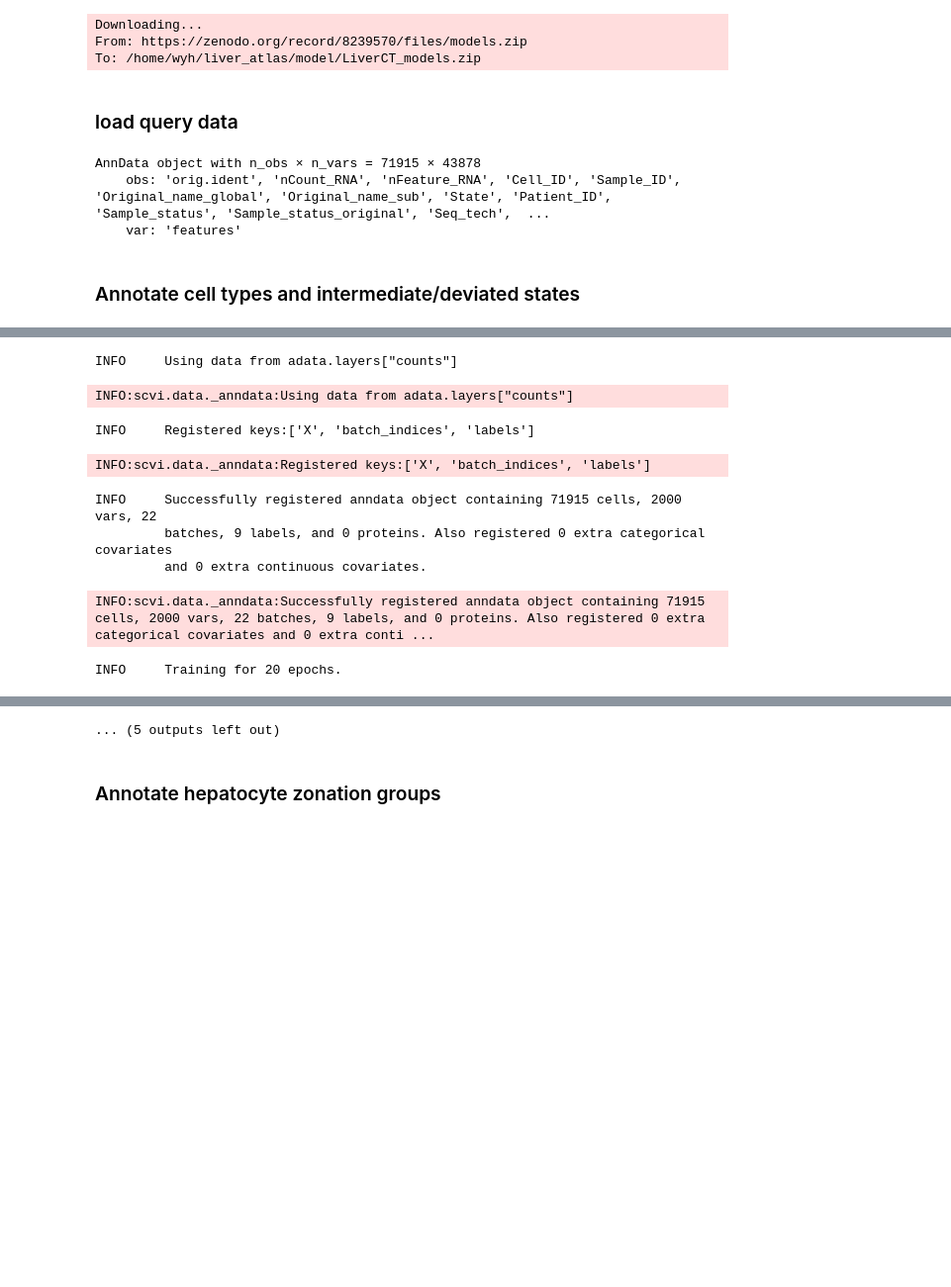
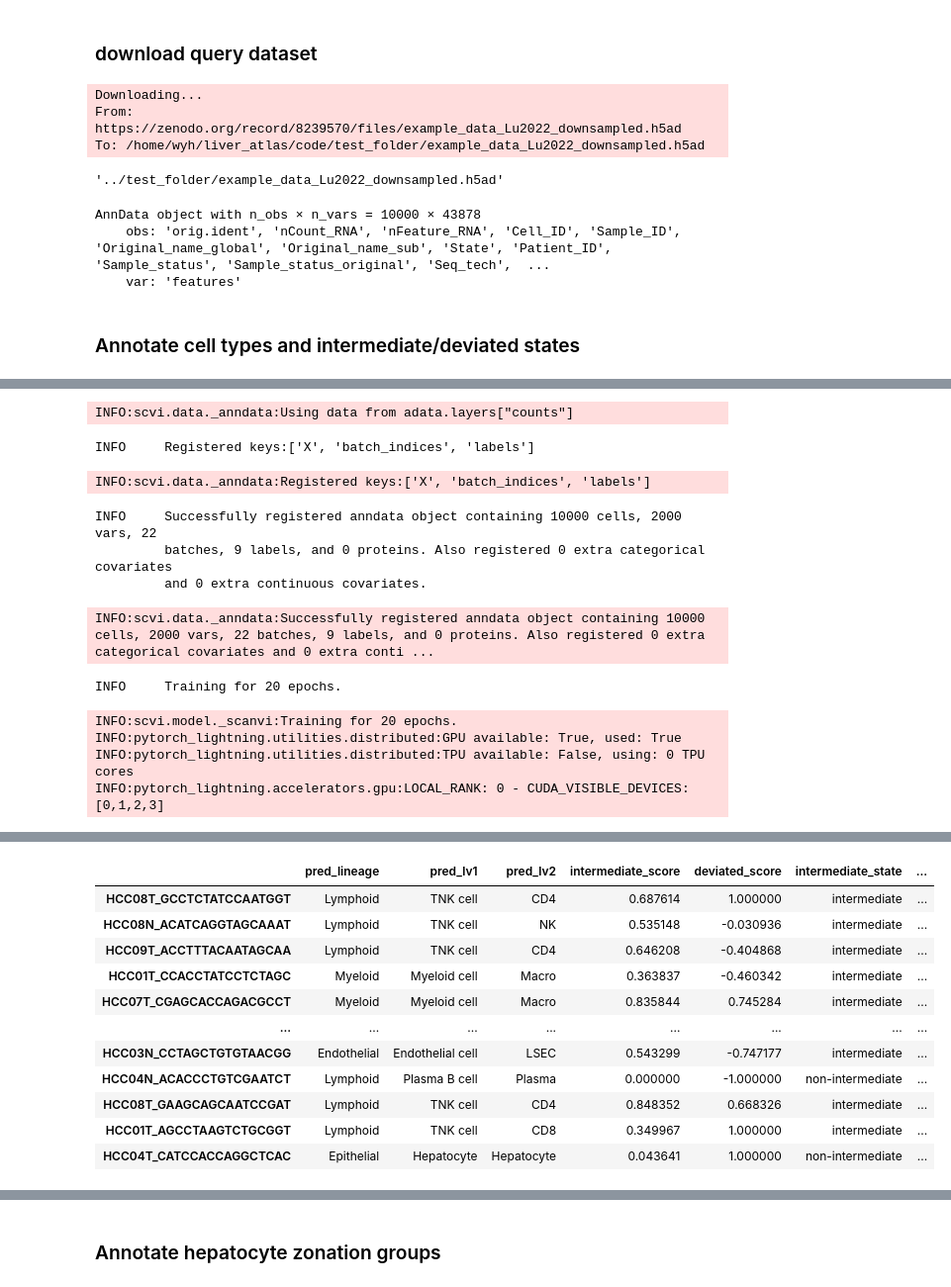
Before and after one commit to fyh18/LiverCT, a Jupyter notebook: demo.ipynb, the cells around one changed output, grey strips where cells are left out. Shown at 99% size. Cells and saved outputs as stored; diff of their text form; code cells hidden in the pictures; blank space fills up the shorter version.

```diff
--- a/demo.ipynb
+++ b/demo.ipynb
@@ -7,33 +22,33 @@ Yuhan Fan, 2023/08/13
 # %%
-import os
-import gdown
-import shutil
+url = "https://zenodo.org/record/8239570/files/models.zip"
+output_folder = "../test_folder/"
+os.makedirs(output_folder)
+gdown.download(url, output_folder + "LiverCT_models.zip", quiet=False)
 
-url = "https://zenodo.org/record/8239570/files/models.zip"
-output = "/home/wyh/liver_atlas/model/LiverCT_models.zip"
-gdown.download(url, output, quiet=False)
-shutil.unpack_archive(output, extract_dir="/home/wyh/liver_atlas/model/LiverCT_models/")
-os.remove(output)
+extract_dir = "../test_folder/LiverCT_models/"
+shutil.unpack_archive(output_folder + "LiverCT_models.zip", extract_dir=extract_dir)
+os.remove(output_folder + "LiverCT_models.zip")
-# %% [output]
-Downloading...
-From: https://zenodo.org/record/8239570/files/models.zip
-To: /home/wyh/liver_atlas/model/LiverCT_models.zip
 # %% [markdown]
-### load query data
+### download query dataset
 # %%
-import scanpy as sc
-adata = sc.read_h5ad("/home/wyh/liver_atlas/data/Lu2022/Lu2022_43878.h5ad")
-# "batch" here is the keyword used as _scvi_batch; if not provided, all cells are treated as one batch
-adata
+url = "https://zenodo.org/record/8239570/files/example_data_Lu2022_downsampled.h5ad"
+gdown.download(url, output_folder + "example_data_Lu2022_downsampled.h5ad", quiet=False)
 # %% [output]
-AnnData object with n_obs × n_vars = 71915 × 43878
-    obs: 'orig.ident', 'nCount_RNA', 'nFeature_RNA', 'Cell_ID', 'Sample_ID', 'Original_name_global', 'Original_name_sub', 'State', 'Patient_ID', 'Sample_status', 'Sample_status_original', 'Seq_tech',  ...
-    var: 'features'
+Downloading...
+From: https://zenodo.org/record/8239570/files/example_data_Lu2022_downsampled.h5ad
+To: /home/wyh/liver_atlas/code/test_folder/example_data_Lu2022_downsampled.h5ad
+'../test_folder/example_data_Lu2022_downsampled.h5ad'
+# %%
+adata = sc.read_h5ad(output_folder + "example_data_Lu2022_downsampled.h5ad")
+adata
+# %% [output]
+AnnData object with n_obs × n_vars = 10000 × 43878
+    obs: 'orig.ident', 'nCount_RNA', 'nFeature_RNA', 'Cell_ID', 'Sample_ID', 'Original_name_global', 'Original_name_sub', 'State', 'Patient_ID', 'Sample_status', 'Sample_status_original', 'Seq_tech',  ...
+    var: 'features'
 # %% [markdown]
 ### Annotate cell types and intermediate/deviated states
 # %%
-from liverct_annot import *
-res, latent = cell_states_annot(model_dir="/home/wyh/liver_atlas/model/LiverCT_models/models/",
+res, latent = cell_states_annot(model_dir=extract_dir + "models/",
                                 adata_test=adata, finetune_epoch=20)
 res
 # %% [output]
@@ -46,9 +56,12 @@ WARNING:root:multigrate is not installed. To use multigrate models, please insta
-INFO     Using data from adata.layers["counts"]
+INFO:scvi.data._anndata:Using data from adata.layers["counts"]
-INFO:scvi.data._anndata:Using data from adata.layers["counts"]
+INFO     Registered keys:['X', 'batch_indices', 'labels']
-INFO     Registered keys:['X', 'batch_indices', 'labels']
+INFO:scvi.data._anndata:Registered keys:['X', 'batch_indices', 'labels']
-INFO:scvi.data._anndata:Registered keys:['X', 'batch_indices', 'labels']
+INFO     Successfully registered anndata object containing 10000 cells, 2000 vars, 22
+         batches, 9 labels, and 0 proteins. Also registered 0 extra categorical covariates
+         and 0 extra continuous covariates.
-INFO     Successfully registered anndata object containing 71915 cells, 2000 vars, 22
-         batches, 9 labels, and 0 proteins. Also registered 0 extra categorical covariates
-         and 0 extra continuous covariates.
+INFO:scvi.data._anndata:Successfully registered anndata object containing 10000 cells, 2000 vars, 22 batches, 9 labels, and 0 proteins. Also registered 0 extra categorical covariates and 0 extra conti ...
-INFO:scvi.data._anndata:Successfully registered anndata object containing 71915 cells, 2000 vars, 22 batches, 9 labels, and 0 proteins. Also registered 0 extra categorical covariates and 0 extra conti ...
+INFO     Training for 20 epochs.
-INFO     Training for 20 epochs.
+INFO:scvi.model._scanvi:Training for 20 epochs.
+INFO:pytorch_lightning.utilities.distributed:GPU available: True, used: True
+INFO:pytorch_lightning.utilities.distributed:TPU available: False, using: 0 TPU cores
+INFO:pytorch_lightning.accelerators.gpu:LOCAL_RANK: 0 - CUDA_VISIBLE_DEVICES: [0,1,2,3]
@@ -58,0 +88,12 @@ INFO:pytorch_lightning.accelerators.gpu:LOCAL_RANK: 0 - CUDA_VISIBLE_DEVICES: [0
+|  | pred_lineage | pred_lv1 | pred_lv2 | intermediate_score | deviated_score | intermediate_state | ... |
+| HCC08T_GCCTCTATCCAATGGT | Lymphoid | TNK cell | CD4 | 0.687614 | 1.000000 | intermediate | ... |
+| HCC08N_ACATCAGGTAGCAAAT | Lymphoid | TNK cell | NK | 0.535148 | -0.030936 | intermediate | ... |
+| HCC09T_ACCTTTACAATAGCAA | Lymphoid | TNK cell | CD4 | 0.646208 | -0.404868 | intermediate | ... |
+| HCC01T_CCACCTATCCTCTAGC | Myeloid | Myeloid cell | Macro | 0.363837 | -0.460342 | intermediate | ... |
+| HCC07T_CGAGCACCAGACGCCT | Myeloid | Myeloid cell | Macro | 0.835844 | 0.745284 | intermediate | ... |
+| ... | ... | ... | ... | ... | ... | ... | ... |
+| HCC03N_CCTAGCTGTGTAACGG | Endothelial | Endothelial cell | LSEC | 0.543299 | -0.747177 | intermediate | ... |
+| HCC04N_ACACCCTGTCGAATCT | Lymphoid | Plasma B cell | Plasma | 0.000000 | -1.000000 | non-intermediate | ... |
+| HCC08T_GAAGCAGCAATCCGAT | Lymphoid | TNK cell | CD4 | 0.848352 | 0.668326 | intermediate | ... |
+| HCC01T_AGCCTAAGTCTGCGGT | Lymphoid | TNK cell | CD8 | 0.349967 | 1.000000 | intermediate | ... |
+| HCC04T_CATCCACCAGGCTCAC | Epithelial | Hepatocyte | Hepatocyte | 0.043641 | 1.000000 | non-intermediate | ... |
@@ -74,4 +101,3 @@ Mesenchymal cell predict is finished in 0.146013
-... (5 outputs left out)
 # %% [markdown]
 ### Annotate hepatocyte zonation groups
 # %%
```
Also changed, not shown: parts of 6 cells of this notebook, 5 other files.
